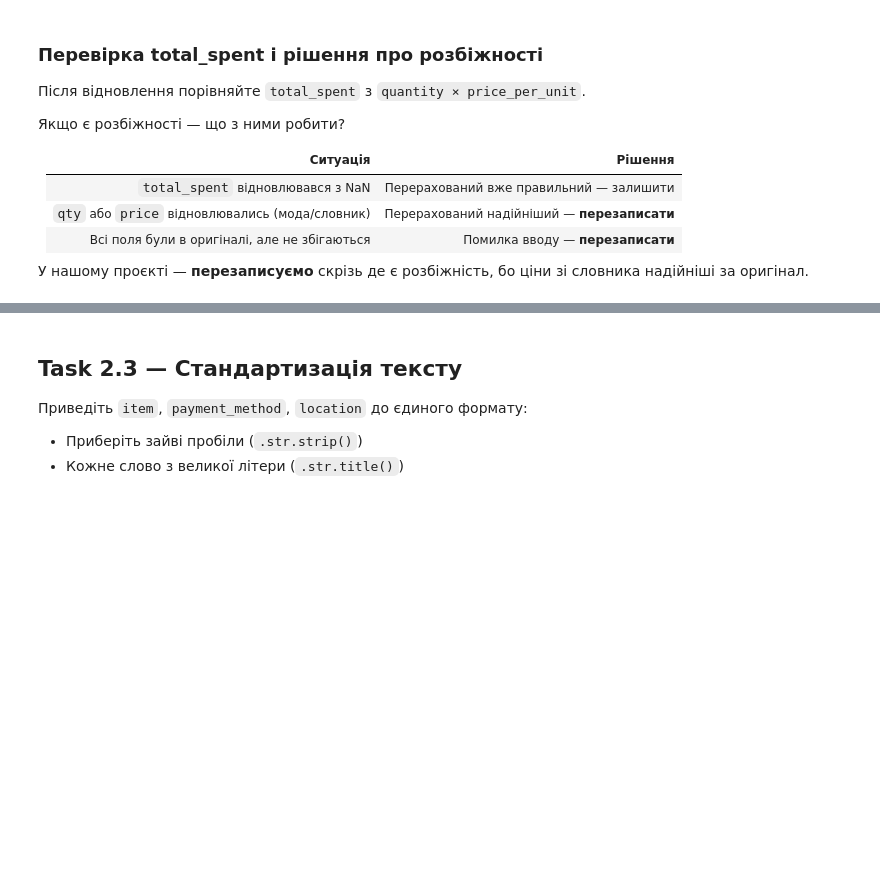
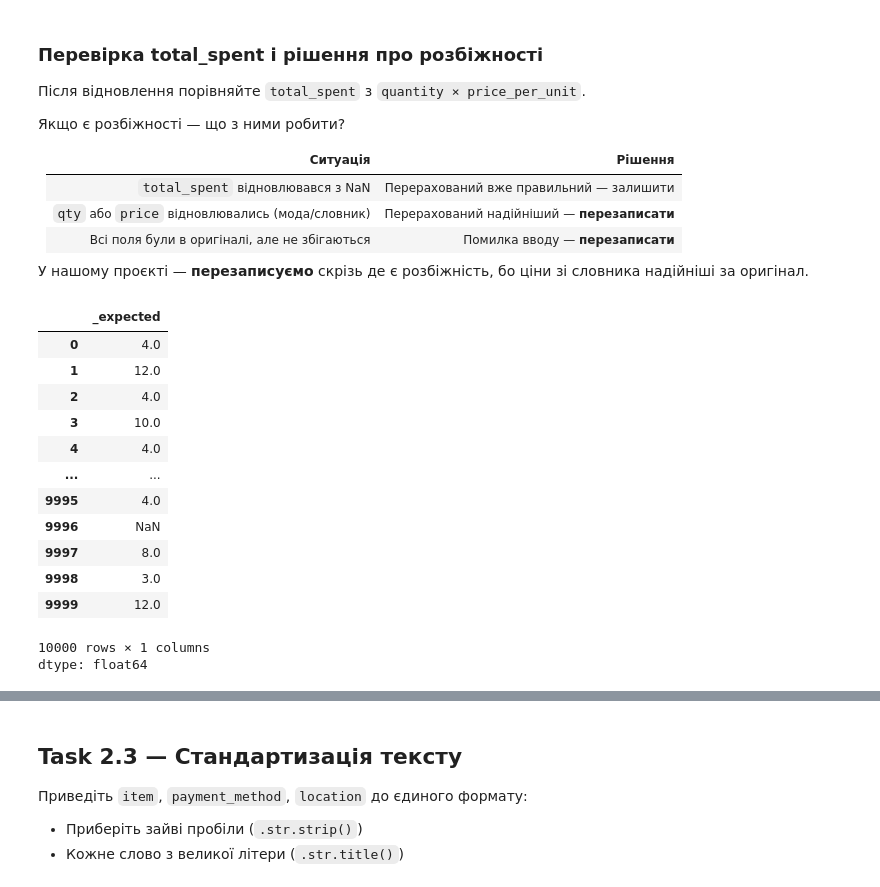
Before and after one commit to NatalieAleksandrova2026/Analysis_Cafe_Sales, a Jupyter notebook: cafe_eda_workbook_version2.ipynb, the cells around one changed output, grey strips where cells are left out. Saved outputs shown, nothing was run; the diff lists cells and outputs as text; code cells hidden in the pictures; blank space fills up the shorter version.

```diff
--- a/cafe_eda_workbook_version2.ipynb
+++ b/cafe_eda_workbook_version2.ipynb
@@ -517,8 +521,9 @@ np.int64(54)
 # Ситуація 3: обидва NaN → item = мода, price = по item
 mask3 = df['item'].isna() & df['price_per_unit'].isna()
 mode_item = df['item'].mode()[0]   # рахуємо після заповнення ситуацій 1 і 2
+
 df.loc[mask3, 'item']           = mode_item
-df.loc[mask3, 'price_per_unit'] = ITEM_PRICE.get(mode_item)
+df.loc[mask3, 'price_per_unit'] = ITEM_PRICE.get(mode_item)[0]
 print(f'Ситуація 3 (обидва NaN → мода "{mode_item}"): {mask3.sum()} рядків')
 
 print(f'\nNaN у item:           {df["item"].isna().sum()}')
@@ -576,4 +584,23 @@ df['total_spent'] = df['total_spent'].fillna(df['total_spent'].median())
 
 У нашому проєкті — **перезаписуємо** скрізь де є розбіжність,
 бо ціни зі словника надійніші за оригінал.
+# %%
+# Крок 1: порахувати очікуване значення для кожного рядка
+df['_expected'] = (df['quantity'].astype(float) * df['price_per_unit']).round(2)
+df['_expected']
+# %% [output]
+|  | _expected |
+| 0 | 4.0 |
+| 1 | 12.0 |
+| 2 | 4.0 |
+| 3 | 10.0 |
+| 4 | 4.0 |
+| ... | ... |
+| 9995 | 4.0 |
+| 9996 | NaN |
+| 9997 | 8.0 |
+| 9998 | 3.0 |
+| 9999 | 12.0 |
+10000 rows × 1 columns
+dtype: float64
 # %%
```
Also changed, not shown: parts of 14 cells of this notebook.
